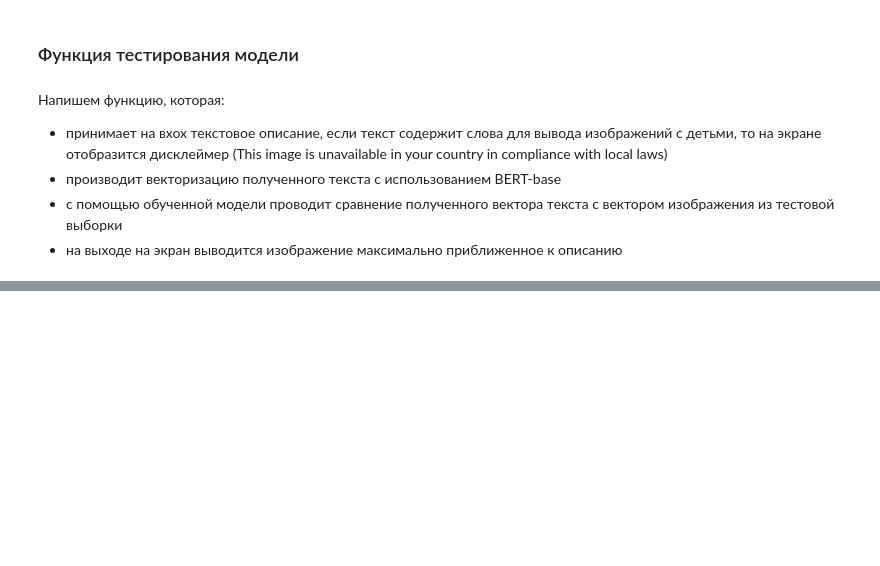
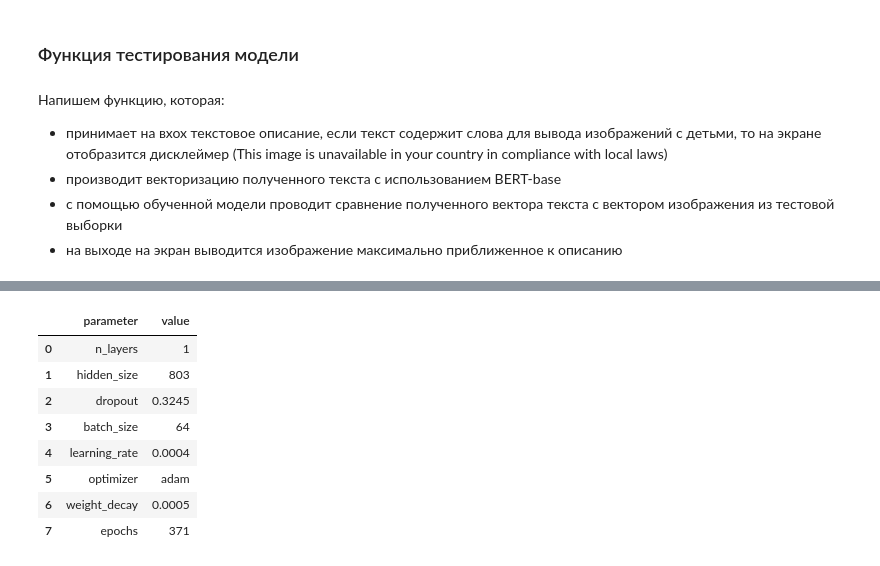
Before and after one commit to dmitriy1burd/Search_for_photos_by_description, a Jupyter notebook: project.ipynb, the cells around one changed output, grey strips where cells are left out. Drawn from its saved outputs; the diff is of its cells as text; code cells hidden in the pictures; blank space fills up the shorter version.

```diff
--- a/project.ipynb
+++ b/project.ipynb
@@ -1248,0 +1702,13 @@ test_dataset.sample(10)
+# %%
+# лучшие параметры нейросети
+params_nn
+# %% [output]
+|  | parameter | value |
+| 0 | n_layers | 1 |
+| 1 | hidden_size | 803 |
+| 2 | dropout | 0.3245 |
+| 3 | batch_size | 64 |
+| 4 | learning_rate | 0.0004 |
+| 5 | optimizer | adam |
+| 6 | weight_decay | 0.0005 |
+| 7 | epochs | 371 |
```
Also changed, not shown: parts of 75 cells of this notebook, 6 other files.
